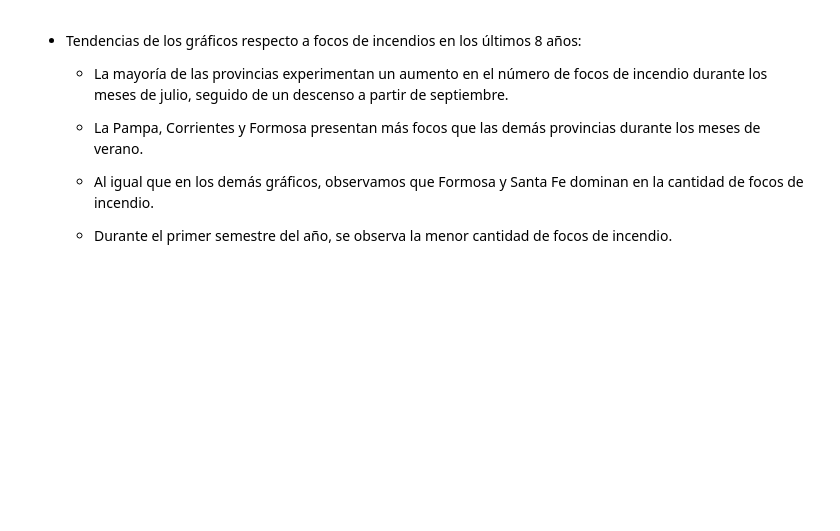
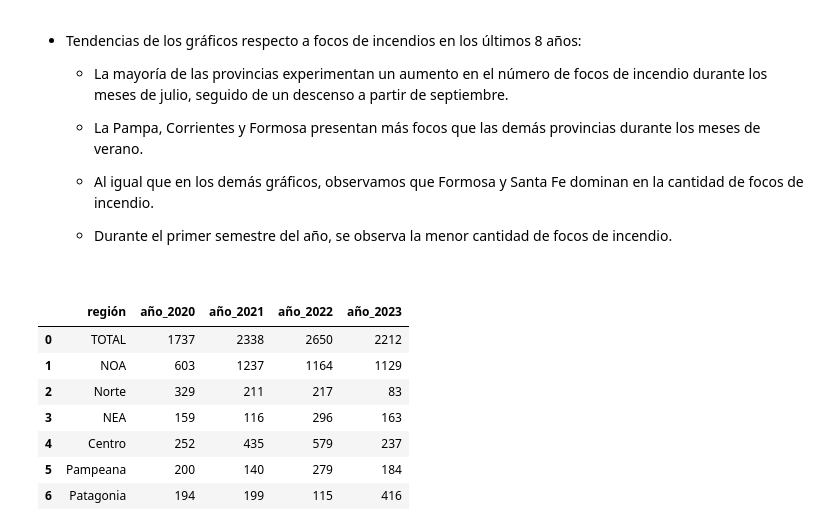
Before and after one commit to MaximilianoTauil/Incendios, a Jupyter notebook: EDA.ipynb, the cells around one changed output. Drawn from its saved outputs; the diff is of its cells as text; code cells hidden in the pictures; blank space fills up the shorter version.

```diff
--- a/EDA.ipynb
+++ b/EDA.ipynb
@@ -500,3 +500,16 @@ plt.show()
     - Al igual que en los demás gráficos, observamos que Formosa y Santa Fe dominan en la cantidad de focos de incendio.
 
     - Durante el primer semestre del año, se observa la menor cantidad de focos de incendio.
+# %% [markdown]
+<div style="border-bottom: 1px dashed white;"></div>
+# %%
+quinto
+# %% [output]
+|  | región | año_2020 | año_2021 | año_2022 | año_2023 |
+| 0 | TOTAL | 1737 | 2338 | 2650 | 2212 |
+| 1 | NOA | 603 | 1237 | 1164 | 1129 |
+| 2 | Norte | 329 | 211 | 217 | 83 |
+| 3 | NEA | 159 | 116 | 296 | 163 |
+| 4 | Centro | 252 | 435 | 579 | 237 |
+| 5 | Pampeana | 200 | 140 | 279 | 184 |
+| 6 | Patagonia | 194 | 199 | 115 | 416 |
```
Also changed, not shown: parts of 3 cells of this notebook.
